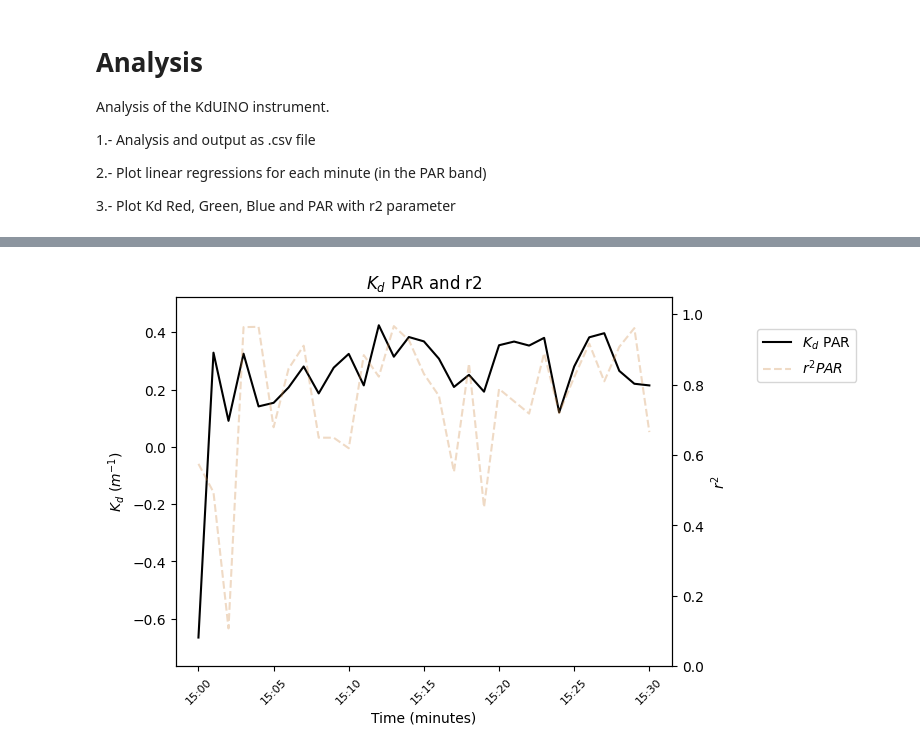
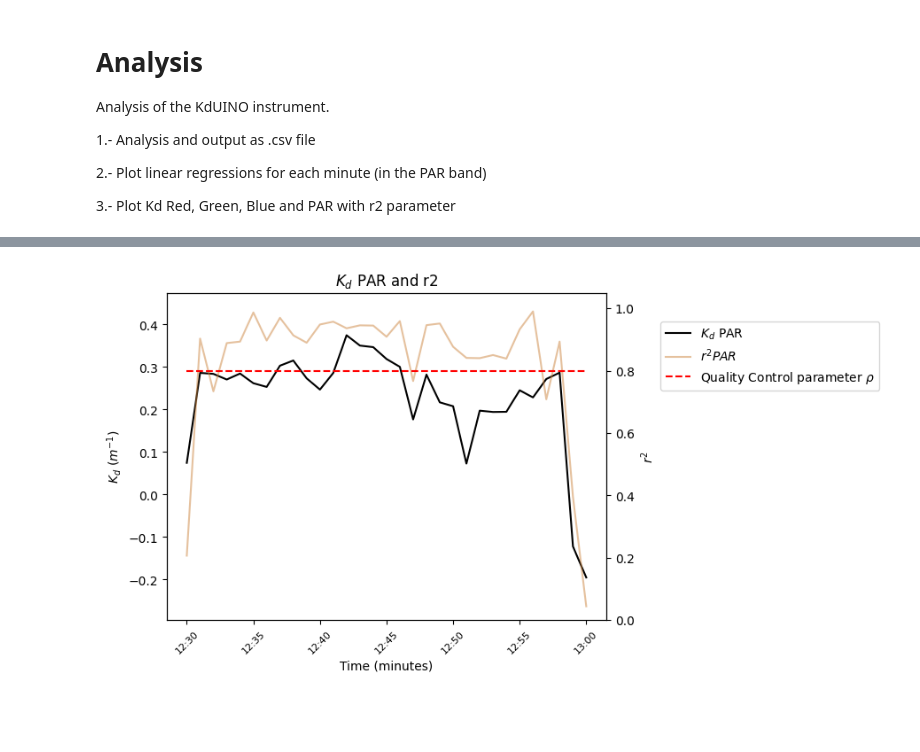
Before and after one commit to Carlos-Rodero/kduino_data_analysis_notebook, a Jupyter notebook: Kduino_Data_Analysis_Notebook.ipynb, the cells around one changed output, grey strips where cells are left out. Drawn from its saved outputs; the diff is of its cells as text; code cells hidden in the pictures; blank space fills up the shorter version.

Commit message:
integrate plots of quality control parameter rho

```diff
--- a/Kduino_Data_Analysis_Notebook.ipynb
+++ b/Kduino_Data_Analysis_Notebook.ipynb
@@ -83,10 +83,10 @@ Please configure the time of the sample.
 # %%
 #@title Configuration start and stop { run: "auto", display-mode: "form" }
 
-date_start = '2025-02-05' #@param {type:"date"}
-time_start = '15:00:00' #@param {type:"string"}
-date_stop = '2025-02-05' #@param {type:"date"}
-time_stop = '15:30:00' #@param {type:"string"}
+date_start = '2024-08-09' #@param {type:"date"}
+time_start = '12:30:00' #@param {type:"string"}
+date_stop = '2024-08-09' #@param {type:"date"}
+time_stop = '13:00:00' #@param {type:"string"}
 
 pre_datetime_start = date_start + "Z" + time_start + "T+00:00"
 pre_datetime_stop = date_stop + "Z" + time_stop + "T+00:00"
@@ -100,6 +102,6 @@ Please configure the r2 value as a Quality Control value (between 0.0 and 1.0)
 # %%
-#@title Select r2 value { run: "auto", display-mode: "form" }
-r2_value_input = 0.9 # @param {"type":"number"}
+#@title Select $\rho$ value { run: "auto", display-mode: "form" }
+r2_value_input = 0.8 # @param {"type":"number"}
 # %% [markdown]
 # Analysis
 
@@ -571,7 +573,7 @@ plot_linear_regression()
 
 def plot_Kd():
   # Plot Kd
-  print("\n\nPlot Kd PAR timeseries")
+  print("\n\nPlot Kd PAR time series")
   fig, ax = plt.subplots()
   ax.set_ylabel('$K_d$ ($m^{-1}$)')
   ax.xaxis.set_tick_params(rotation=45)
@@ -593,7 +595,7 @@ def plot_Kd():
                             title_fontsize=10,
                             prop={'size': 10}
                             )
-  plt.title("$K_d$ PAR Timeseries")
+  plt.title("$K_d$ PAR Time series")
   # plt.rcParams['figure.figsize'] = [20/2.54, 16/2.54]
   plt.show()
 
@@ -601,8 +603,16 @@ def plot_Kd():
 
 def plot_KdPAR_r2():
   # Plot Kd
-  print("\n\nPlot Kd PAR with coefficient of determination r2")
-  plt.close('all')
+  print("\n\nPlot Kd PAR with its coefficient of determination r2")
+  wf_plot = md.WaterFrame()
+  wf_plot.metadata = wf_all.metadata
+  wf_plot.vocabulary = wf_all.vocabulary
+
+  match_CLEAR = [s for s in wf_all.data if ("CLEAR" in s) and ("QC" not in s)]
+  wf_plot.data[match_CLEAR] = wf_all.data.filter(match_CLEAR)
+
+  wf_plot.data['R2_CLEAR_LEVEL'] = r2_value_input
+
   fig, ax = plt.subplots()
   twin1 = ax.twinx()
   twin1.set_ylabel('$r^2$')
@@ -611,10 +621,11 @@ def plot_KdPAR_r2():
   ax.tick_params(axis='x', labelsize=8)
   ax.xaxis.set_major_formatter(mdates.DateFormatter('%H:%M'))
 
-  p1, = ax.plot(wf_all.data['KD_CLEAR'], color="black", linestyle='-',
+  p1, = ax.plot(wf_plot.data['KD_CLEAR'], color="black", linestyle='-',
                   label="$K_d$ PAR")
 
-  p2, = twin1.plot(wf_all.data['R2_CLEAR'], color="peru", linestyle='--', alpha=0.3, label="$r^2 PAR$")
+  p2, = twin1.plot(wf_plot.data['R2_CLEAR'], color="peru", linestyle='-', alpha=0.5, label="$r^2 PAR$")
+  p3, = twin1.plot(wf_plot.data['R2_CLEAR_LEVEL'], color="red", linestyle='--', label=r"Quality Control parameter $\rho$")
 
   max_value = wf_all.data['KD_CLEAR'].max()
   min_value = wf_all.data['KD_CLEAR'].min()
@@ -622,9 +633,8 @@ def plot_KdPAR_r2():
   twin1.set_ylim([0, 1.05])
 
   plt.gca().xaxis.set_major_locator(mdates.MinuteLocator(interval=5))
-  # ax.legend(handles=[p1, p1R, p1G, p1B, p2],
-  ax.legend(handles=[p1, p2,],
-                            bbox_to_anchor=(1.40, 0.95),
+  ax.legend(handles=[p1, p2, p3],
+                            bbox_to_anchor=(1.65, 0.95),
                             borderaxespad=1.,
                             ncol=1,
                             fontsize=10,
@@ -638,9 +648,57 @@ def plot_KdPAR_r2():
 
   plt.close('all')
 
+def plot_KdPAR_r2_interpolate():
+  # Plot Kd
+  print("\n\n")
+  print(r"Plot Kd PAR with its coefficient of determination r2 applying Quality Control $\rho$")
+  wf_plot = md.WaterFrame()
+  wf_plot.metadata = wf_all.metadata
+  wf_plot.vocabulary = wf_all.vocabulary
+
+  match_CLEAR = [s for s in wf_all.data if ("CLEAR" in s) and ("QC" not in s)]
+  wf_plot.data[match_CLEAR] = wf_all.data.filter(match_CLEAR)
+
+  wf_plot.data = wf_plot.data.mask(wf_plot.data['R2_CLEAR'] < r2_value_input)
+  wf_plot.data = wf_plot.data.interpolate(method='linear', axis=0).ffill().bfill()
+  plt.close('all')
+  fig, ax = plt.subplots()
+  twin1 = ax.twinx()
+  twin1.set_ylabel('$r^2$')
+  ax.set_ylabel('$K_d$ ($m^{-1}$)')
+  ax.xaxis.set_tick_params(rotation=45)
+  ax.tick_params(axis='x', labelsize=8)
+  ax.xaxis.set_major_formatter(mdates.DateFormatter('%H:%M'))
+
+  p1, = ax.plot(wf_plot.data['KD_CLEAR'], color="black", linestyle='-',
+                  label="$K_d$ PAR")
+
+  p2, = twin1.plot(wf_plot.data['R2_CLEAR'], color="peru", linestyle='-', alpha=0.5, label="$r^2 PAR$")
+
+  max_value = wf_all.data['KD_CLEAR'].max()
+  min_value = wf_all.data['KD_CLEAR'].min()
+  ax.set_ylim([min_value-0.1, max_value+0.1])
+  twin1.set_ylim([0, 1.05])
+
+  plt.gca().xaxis.set_major_locator(mdates.MinuteLocator(interval=5))
+  ax.legend(handles=[p1, p2],
+                            bbox_to_anchor=(1.40, 0.95),
+                            borderaxespad=1.,
+                            ncol=1,
+                            fontsize=10,
+                            title_fontsize=10,
+                            prop={'size': 10}
+                            )
+  ax.set_xlabel("Time (minutes)")
+  plt.title(r"$K_d$ PAR and r2 applying QC $\rho$")
+  # plt.rcParams['figure.figsize'] = [20/2.54, 16/2.54]
+  plt.show()
+
+  plt.close('all')
+
 def plot_Kd_r2():
   # Plot Kd
-  print("\n\nPlot Kd PAR, Kd Red, Kd Green and Kd Blue timeseries, with coefficient of determination r2")
+  print("\n\nPlot Kd PAR, Kd Red, Kd Green and Kd Blue time series, with its coefficient of determination r2")
   plt.close('all')
   fig, ax = plt.subplots()
   twin1 = ax.twinx()
@@ -693,5 +751,7 @@ plot_Kd()
 
 plot_KdPAR_r2()
 
+plot_KdPAR_r2_interpolate()
+
 plot_Kd_r2()
 # %% [output]
@@ -701 +761 @@ Plot Kd PAR with coefficient of determination r2
-[figure, old version]
+[figure, new version]
```
Also changed, not shown: parts of 5 cells of this notebook.
